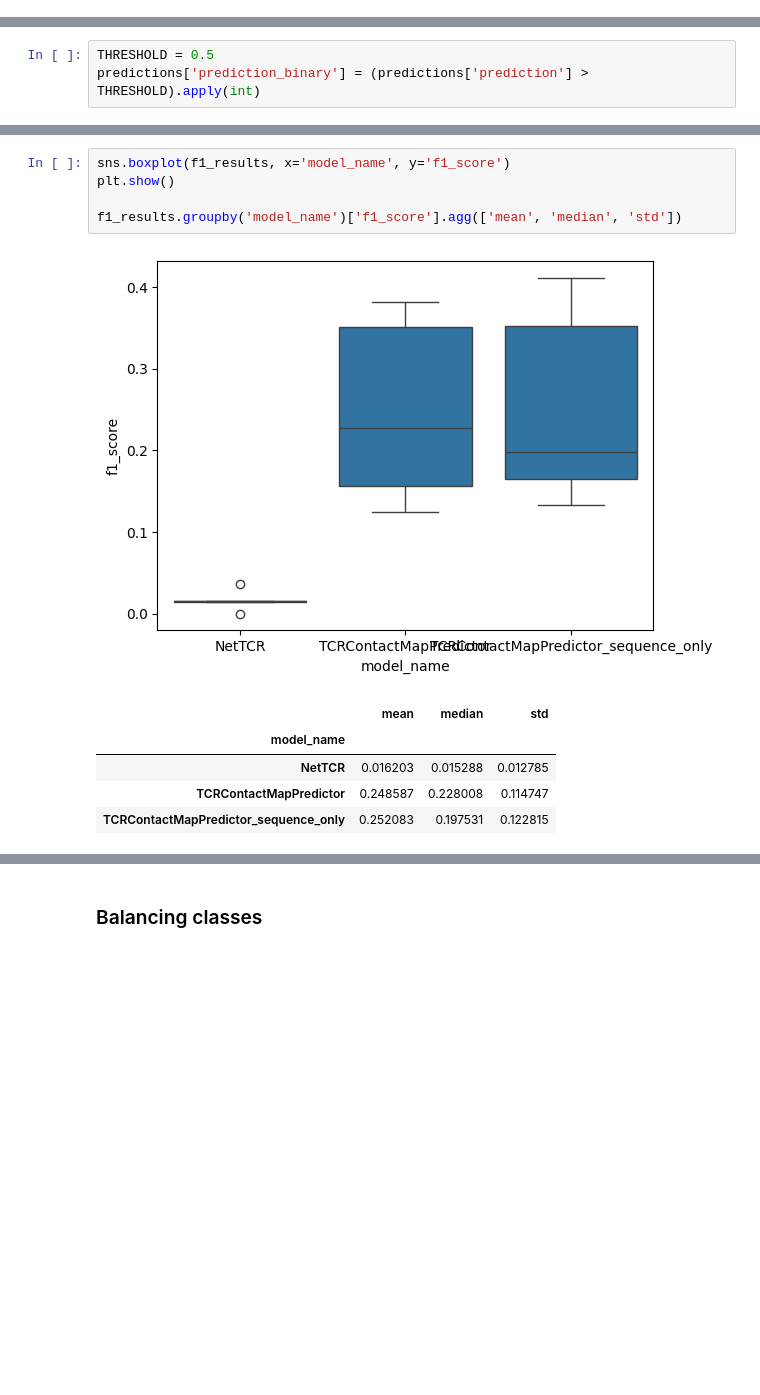
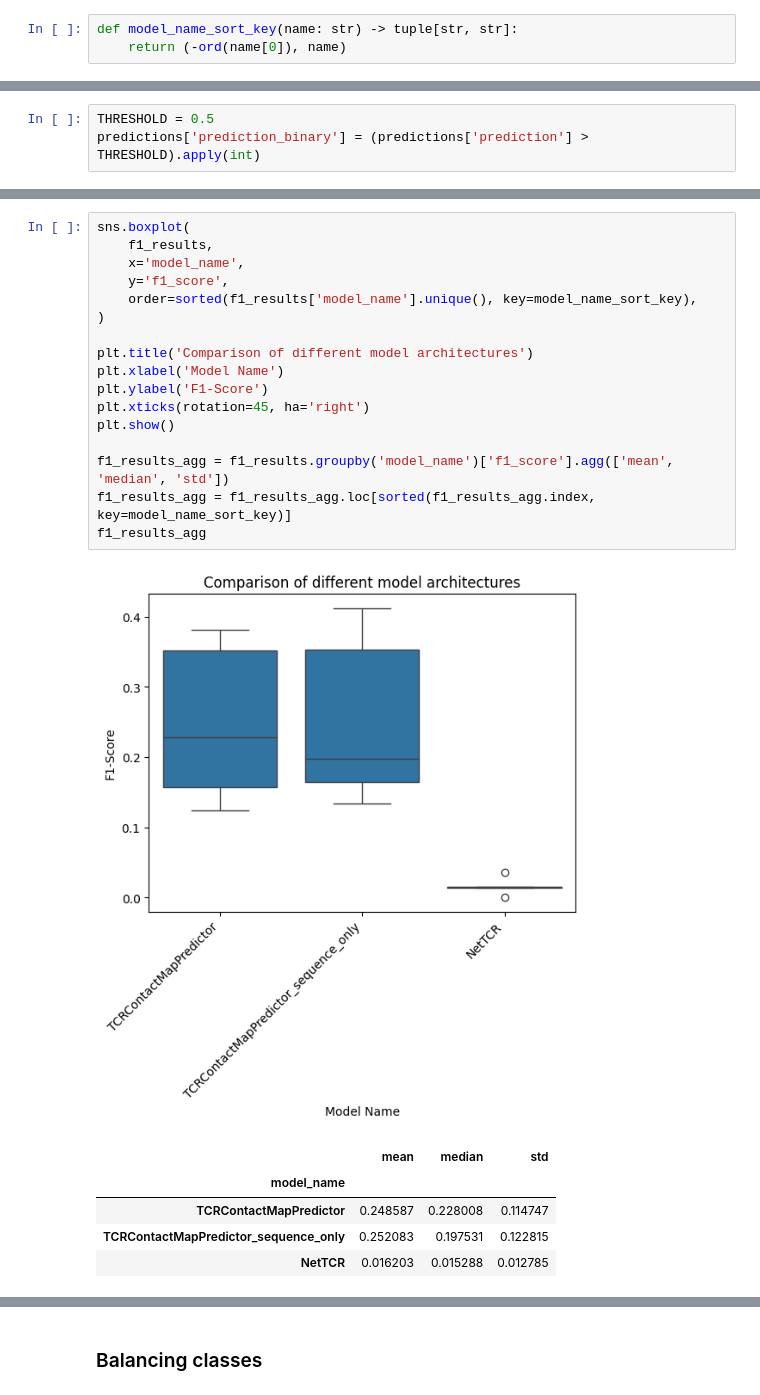
Before and after one commit to benjiemc/tcr-antigen-prediction, a Jupyter notebook: notebooks/benchmark_model_performance.ipynb, the cells around one changed output, grey strips where cells are left out. Saved outputs shown, nothing was run; the diff lists cells and outputs as text; blank space fills up the shorter version.

```diff
--- a/notebooks/benchmark_model_performance.ipynb
+++ b/notebooks/benchmark_model_performance.ipynb
@@ -164,6 +164,9 @@ Fold: 5
 Making predictions
 # %%
 predictions = pd.concat([predictions, predictions_nettcr])
+# %%
+def model_name_sort_key(name: str) -> tuple[str, str]:
+    return (-ord(name[0]), name)
 # %% [markdown]
 ## ROC
 # %%
@@ -643,14 +703,26 @@ f1_results.pivot_table(index='fold', columns='model_name', values='f1_score')
 # %%
-sns.boxplot(f1_results, x='model_name', y='f1_score')
+sns.boxplot(
+    f1_results,
+    x='model_name',
+    y='f1_score',
+    order=sorted(f1_results['model_name'].unique(), key=model_name_sort_key),
+)
+
+plt.title('Comparison of different model architectures')
+plt.xlabel('Model Name')
+plt.ylabel('F1-Score')
+plt.xticks(rotation=45, ha='right')
 plt.show()
 
-f1_results.groupby('model_name')['f1_score'].agg(['mean', 'median', 'std'])
+f1_results_agg = f1_results.groupby('model_name')['f1_score'].agg(['mean', 'median', 'std'])
+f1_results_agg = f1_results_agg.loc[sorted(f1_results_agg.index, key=model_name_sort_key)]
+f1_results_agg
 # %% [output]
-[figure, old version]
+[figure, new version]
 |  | mean | median | std |
 | model_name |  |  |  |
-| NetTCR | 0.016203 | 0.015288 | 0.012785 |
 | TCRContactMapPredictor | 0.248587 | 0.228008 | 0.114747 |
 | TCRContactMapPredictor_sequence_only | 0.252083 | 0.197531 | 0.122815 |
+| NetTCR | 0.016203 | 0.015288 | 0.012785 |
 # %%
 groups = list(f1_results.groupby('model_name')['f1_score'])
```
Also changed, not shown: parts of 27 cells of this notebook.
